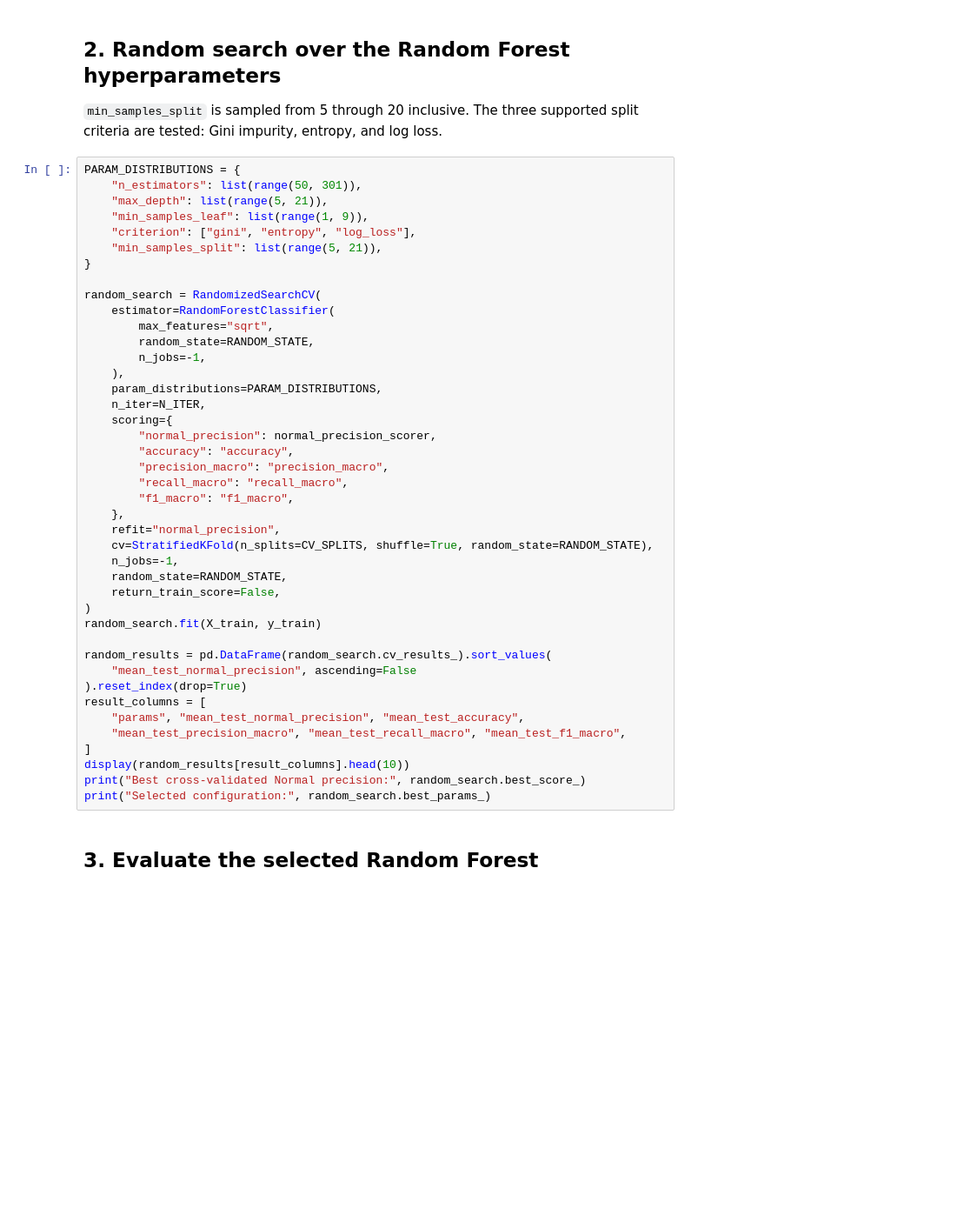
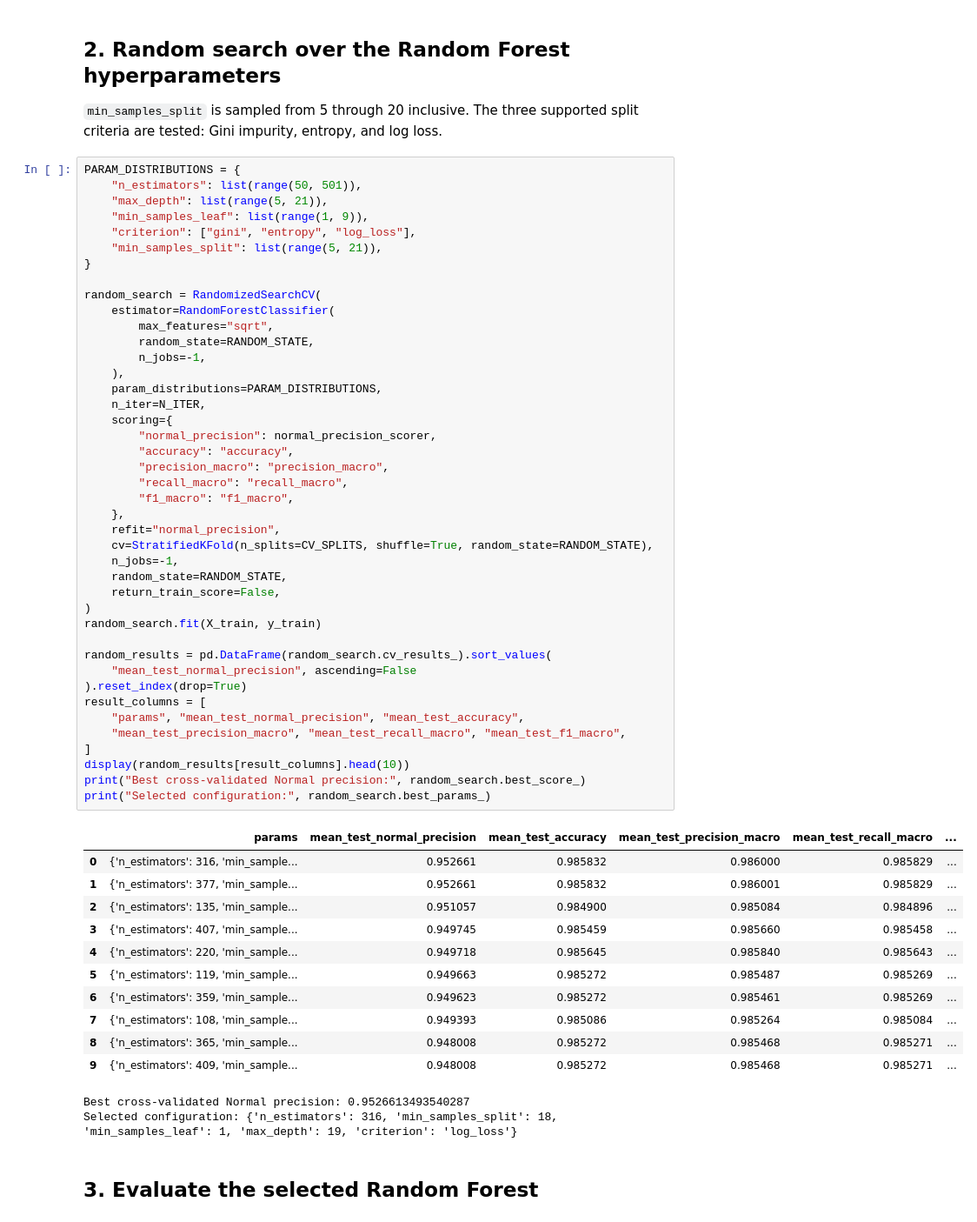
Before and after one commit to Kibestar/EE4C12---Machine-Learning-Project, a Jupyter notebook: Code/02 Task/Vossi/Random_Forest_Task_2_Random_Search.ipynb, the cells around one changed output. Shown at 87% size. Drawn from its saved outputs; the diff is of its cells as text; blank space fills up the shorter version.

```diff
--- a/Code/02 Task/Vossi/Random_Forest_Task_2_Random_Search.ipynb
+++ b/Code/02 Task/Vossi/Random_Forest_Task_2_Random_Search.ipynb
@@ -77,7 +79,7 @@ print(f"Training samples: {len(X_train):,}; validation samples: {len(X_valid):,}
 `min_samples_split` is sampled from 5 through 20 inclusive. The three supported split criteria are tested: Gini impurity, entropy, and log loss.
 # %%
 PARAM_DISTRIBUTIONS = {
-    "n_estimators": list(range(50, 301)),
+    "n_estimators": list(range(50, 501)),
     "max_depth": list(range(5, 21)),
     "min_samples_leaf": list(range(1, 9)),
     "criterion": ["gini", "entropy", "log_loss"],
@@ -90,33 +92,47 @@ random_search = RandomizedSearchCV(
         random_state=RANDOM_STATE,
         n_jobs=-1,
     ),
     param_distributions=PARAM_DISTRIBUTIONS,
     n_iter=N_ITER,
     scoring={
         "normal_precision": normal_precision_scorer,
         "accuracy": "accuracy",
         "precision_macro": "precision_macro",
         "recall_macro": "recall_macro",
         "f1_macro": "f1_macro",
     },
     refit="normal_precision",
     cv=StratifiedKFold(n_splits=CV_SPLITS, shuffle=True, random_state=RANDOM_STATE),
     n_jobs=-1,
     random_state=RANDOM_STATE,
     return_train_score=False,
 )
 random_search.fit(X_train, y_train)
 
 random_results = pd.DataFrame(random_search.cv_results_).sort_values(
     "mean_test_normal_precision", ascending=False
 ).reset_index(drop=True)
 result_columns = [
     "params", "mean_test_normal_precision", "mean_test_accuracy",
     "mean_test_precision_macro", "mean_test_recall_macro", "mean_test_f1_macro",
 ]
 display(random_results[result_columns].head(10))
 print("Best cross-validated Normal precision:", random_search.best_score_)
 print("Selected configuration:", random_search.best_params_)
+# %% [output]
+|  | params | mean_test_normal_precision | mean_test_accuracy | mean_test_precision_macro | mean_test_recall_macro | ... |
+| 0 | {'n_estimators': 316, 'min_sample... | 0.952661 | 0.985832 | 0.986000 | 0.985829 | ... |
+| 1 | {'n_estimators': 377, 'min_sample... | 0.952661 | 0.985832 | 0.986001 | 0.985829 | ... |
+| 2 | {'n_estimators': 135, 'min_sample... | 0.951057 | 0.984900 | 0.985084 | 0.984896 | ... |
+| 3 | {'n_estimators': 407, 'min_sample... | 0.949745 | 0.985459 | 0.985660 | 0.985458 | ... |
+| 4 | {'n_estimators': 220, 'min_sample... | 0.949718 | 0.985645 | 0.985840 | 0.985643 | ... |
+| 5 | {'n_estimators': 119, 'min_sample... | 0.949663 | 0.985272 | 0.985487 | 0.985269 | ... |
+| 6 | {'n_estimators': 359, 'min_sample... | 0.949623 | 0.985272 | 0.985461 | 0.985269 | ... |
+| 7 | {'n_estimators': 108, 'min_sample... | 0.949393 | 0.985086 | 0.985264 | 0.985084 | ... |
+| 8 | {'n_estimators': 365, 'min_sample... | 0.948008 | 0.985272 | 0.985468 | 0.985271 | ... |
+| 9 | {'n_estimators': 409, 'min_sample... | 0.948008 | 0.985272 | 0.985468 | 0.985271 | ... |
+Best cross-validated Normal precision: 0.9526613493540287
+Selected configuration: {'n_estimators': 316, 'min_samples_split': 18, 'min_samples_leaf': 1, 'max_depth': 19, 'criterion': 'log_loss'}
 # %% [markdown]
 ## 3. Evaluate the selected Random Forest
 # %%
```
Also changed, not shown: parts of 3 cells of this notebook, 2 other files.
